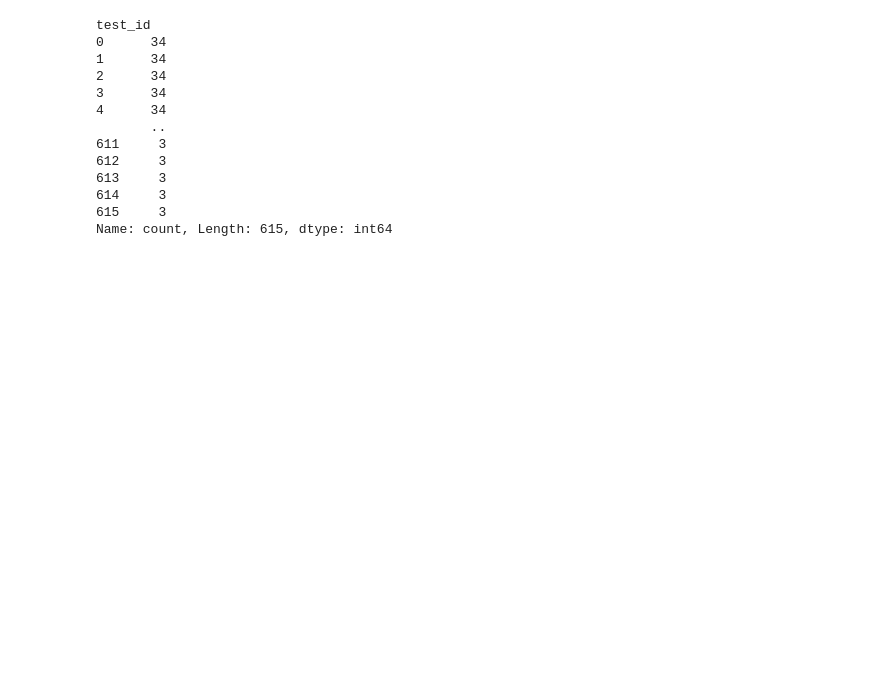
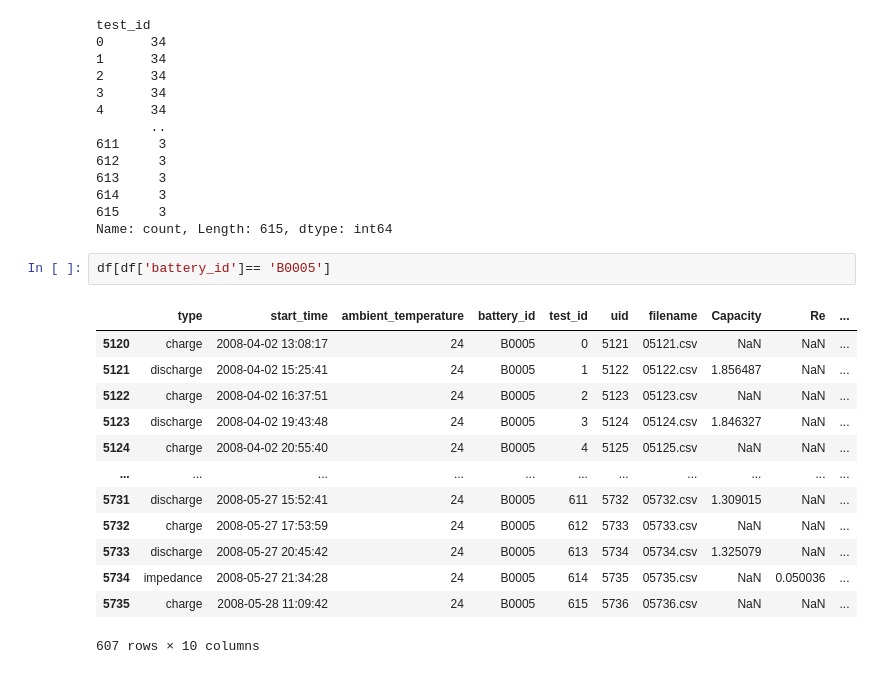
Before and after one commit to mipigirl7/project_lithium_battery_analysis_16team, a Jupyter notebook: works/JSP/전처리.ipynb, the cells around one changed output. Saved outputs shown, nothing was run; the diff lists cells and outputs as text; blank space fills up the shorter version.

```diff
--- a/works/JSP/전처리.ipynb
+++ b/works/JSP/전처리.ipynb
@@ -253,3 +255,19 @@ test_id
 614     3
 615     3
 Name: count, Length: 615, dtype: int64
+# %%
+df[df['battery_id']== 'B0005']
+# %% [output]
+|  | type | start_time | ambient_temperature | battery_id | test_id | uid | filename | Capacity | Re | ... |
+| 5120 | charge | 2008-04-02 13:08:17 | 24 | B0005 | 0 | 5121 | 05121.csv | NaN | NaN | ... |
+| 5121 | discharge | 2008-04-02 15:25:41 | 24 | B0005 | 1 | 5122 | 05122.csv | 1.856487 | NaN | ... |
+| 5122 | charge | 2008-04-02 16:37:51 | 24 | B0005 | 2 | 5123 | 05123.csv | NaN | NaN | ... |
+| 5123 | discharge | 2008-04-02 19:43:48 | 24 | B0005 | 3 | 5124 | 05124.csv | 1.846327 | NaN | ... |
+| 5124 | charge | 2008-04-02 20:55:40 | 24 | B0005 | 4 | 5125 | 05125.csv | NaN | NaN | ... |
+| ... | ... | ... | ... | ... | ... | ... | ... | ... | ... | ... |
+| 5731 | discharge | 2008-05-27 15:52:41 | 24 | B0005 | 611 | 5732 | 05732.csv | 1.309015 | NaN | ... |
+| 5732 | charge | 2008-05-27 17:53:59 | 24 | B0005 | 612 | 5733 | 05733.csv | NaN | NaN | ... |
+| 5733 | discharge | 2008-05-27 20:45:42 | 24 | B0005 | 613 | 5734 | 05734.csv | 1.325079 | NaN | ... |
+| 5734 | impedance | 2008-05-27 21:34:28 | 24 | B0005 | 614 | 5735 | 05735.csv | NaN | 0.050036 | ... |
+| 5735 | charge | 2008-05-28 11:09:42 | 24 | B0005 | 615 | 5736 | 05736.csv | NaN | NaN | ... |
+607 rows × 10 columns
```
Also changed, not shown: parts of 4 cells of this notebook, 1 other file.
